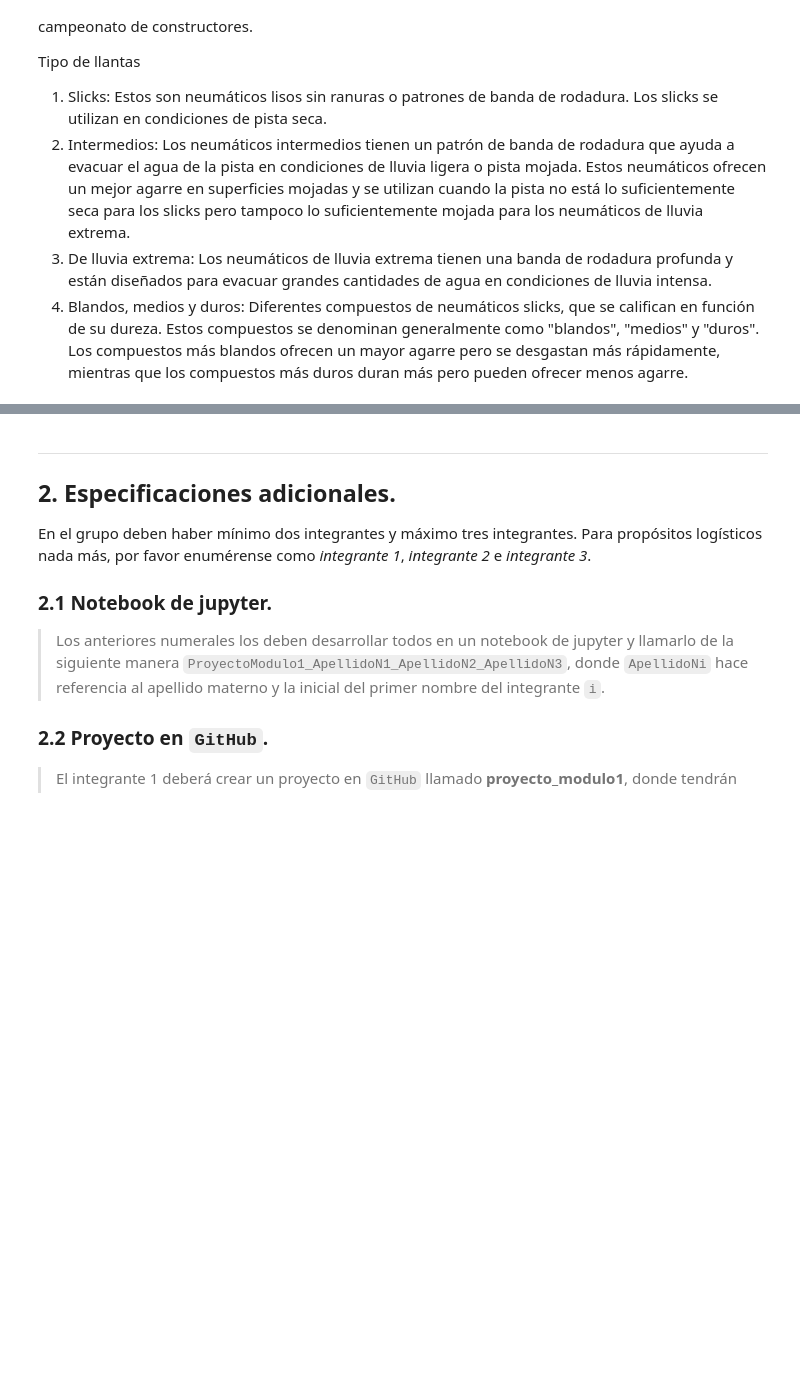
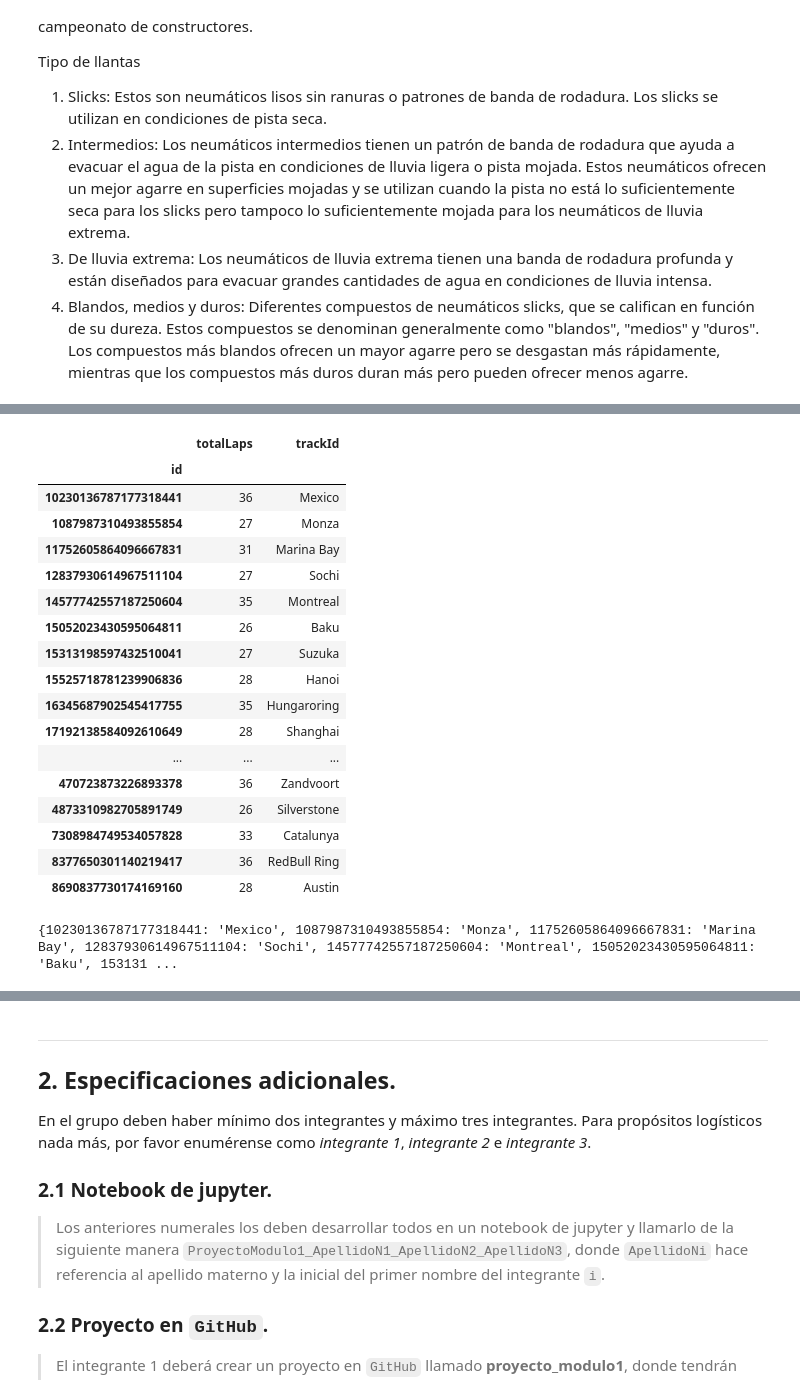
Before and after one commit to carolanb/Proyecto_modulo1, a Jupyter notebook: GuiaProyectoActual.ipynb, the cells around one changed output, grey strips where cells are left out. Drawn from its saved outputs; the diff is of its cells as text; code cells hidden in the pictures; blank space fills up the shorter version.

```diff
--- a/GuiaProyectoActual.ipynb
+++ b/GuiaProyectoActual.ipynb
@@ -165,5 +165,4 @@ Tipo de llantas
 # %%
 import pandas as pd
 # %%
-d_trk_temp = pd.read_excel("session data.xlsx")
-d_trk_temp
+d_track= pd.read_excel("session_data.xlsx")
@@ -187,0 +169,29 @@ d_trk_temp
+# %%
+dt = pd.DataFrame(d_track)
+dt.set_index('id', inplace=True)
+dt = dt.drop(["Columna1", "weather","trackLength","airTemperature","trackTemperature"], axis=1)
+dt
+# %% [output]
+|  | totalLaps | trackId |
+| id |  |  |
+| 10230136787177318441 | 36 | Mexico |
+| 1087987310493855854 | 27 | Monza |
+| 11752605864096667831 | 31 | Marina Bay |
+| 12837930614967511104 | 27 | Sochi |
+| 14577742557187250604 | 35 | Montreal |
+| 15052023430595064811 | 26 | Baku |
+| 15313198597432510041 | 27 | Suzuka |
+| 15525718781239906836 | 28 | Hanoi |
+| 16345687902545417755 | 35 | Hungaroring |
+| 17192138584092610649 | 28 | Shanghai |
+| ... | ... | ... |
+| 470723873226893378 | 36 | Zandvoort |
+| 4873310982705891749 | 26 | Silverstone |
+| 7308984749534057828 | 33 | Catalunya |
+| 8377650301140219417 | 36 | RedBull Ring |
+| 8690837730174169160 | 28 | Austin |
+# %%
+dic = dt['trackId'].to_dict()
+print(dic)
+# %% [output]
+{10230136787177318441: 'Mexico', 1087987310493855854: 'Monza', 11752605864096667831: 'Marina Bay', 12837930614967511104: 'Sochi', 14577742557187250604: 'Montreal', 15052023430595064811: 'Baku', 153131 ...
```
Also changed, not shown: parts of 3 cells of this notebook, 2 other files.
